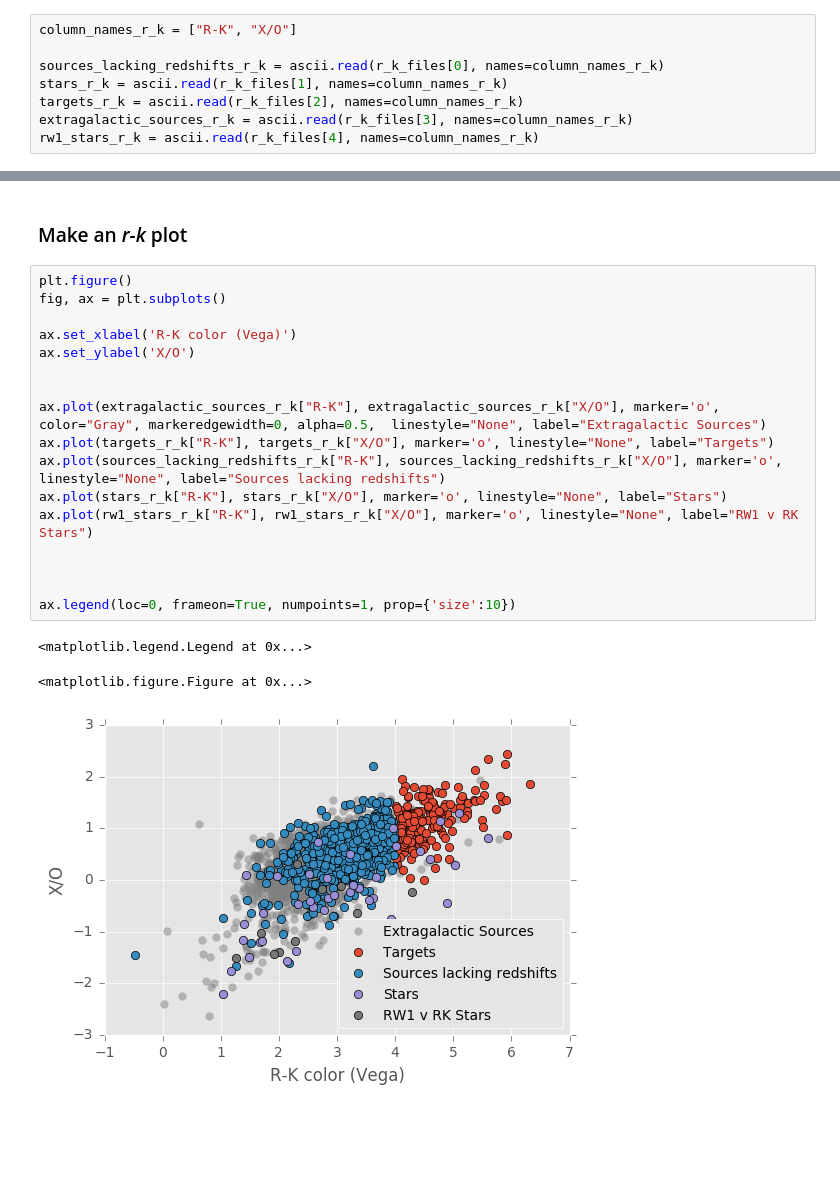
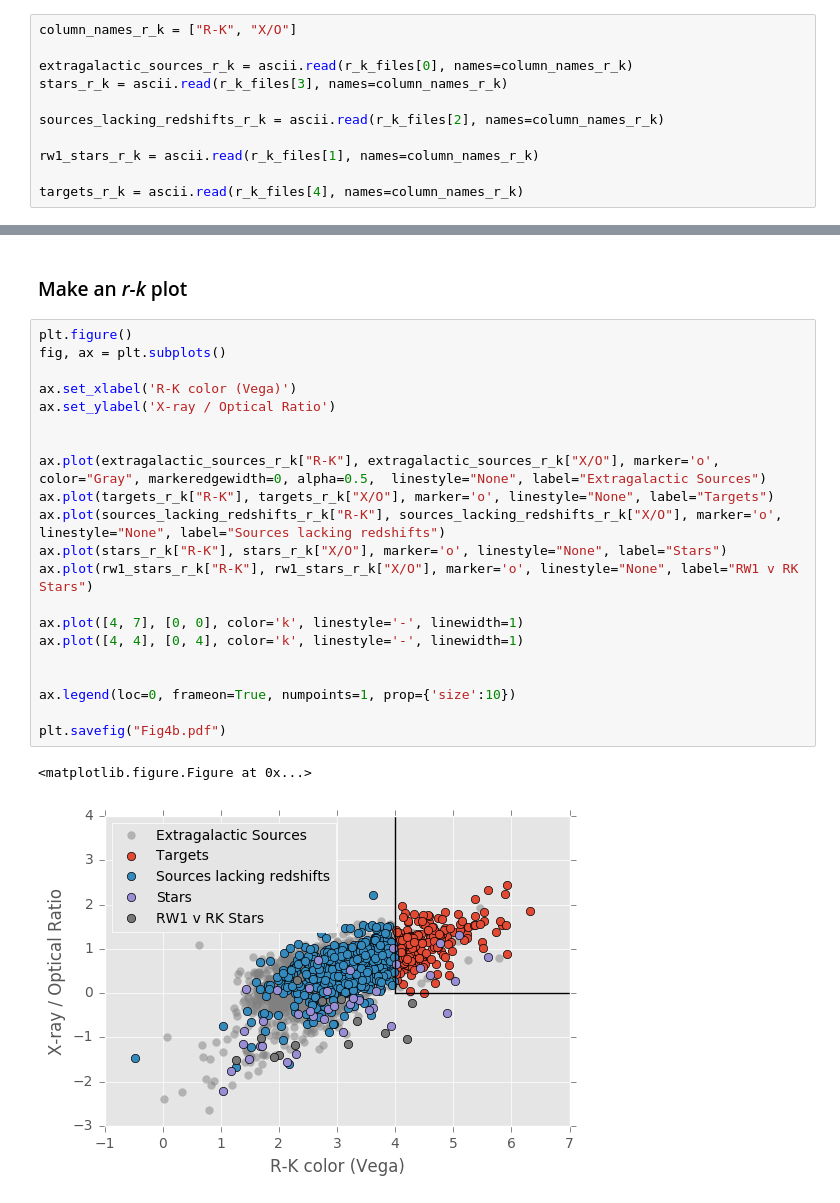
Before and after one commit to granttremblay/Meg_Urry_NSFprop, a Jupyter notebook: meg_plots.ipynb, the cells around one changed output, grey strips where cells are left out. Cells and saved outputs as stored; diff of their text form; blank space fills up the shorter version.

````diff
--- a/meg_plots.ipynb
+++ b/meg_plots.ipynb
@@ -49,11 +57,14 @@ r_k_files
 # %%
 column_names_r_k = ["R-K", "X/O"]
 
-sources_lacking_redshifts_r_k = ascii.read(r_k_files[0], names=column_names_r_k)
-stars_r_k = ascii.read(r_k_files[1], names=column_names_r_k)
-targets_r_k = ascii.read(r_k_files[2], names=column_names_r_k)
-extragalactic_sources_r_k = ascii.read(r_k_files[3], names=column_names_r_k)
-rw1_stars_r_k = ascii.read(r_k_files[4], names=column_names_r_k)
+extragalactic_sources_r_k = ascii.read(r_k_files[0], names=column_names_r_k)
+stars_r_k = ascii.read(r_k_files[3], names=column_names_r_k)
+
+sources_lacking_redshifts_r_k = ascii.read(r_k_files[2], names=column_names_r_k)
+
+rw1_stars_r_k = ascii.read(r_k_files[1], names=column_names_r_k)
+
+targets_r_k = ascii.read(r_k_files[4], names=column_names_r_k)
 # %% [markdown]
 These are now ```Astropy``` table objects.
 # %% [markdown]
@@ -80,21 +92,24 @@ ax.legend(loc=4, frameon=True, numpoints=1, prop={'size':10})
 # %%
 plt.figure()
 fig, ax = plt.subplots()
 
 ax.set_xlabel('R-K color (Vega)')
-ax.set_ylabel('X/O')
+ax.set_ylabel('X-ray / Optical Ratio')
 
 
 ax.plot(extragalactic_sources_r_k["R-K"], extragalactic_sources_r_k["X/O"], marker='o', color="Gray", markeredgewidth=0, alpha=0.5,  linestyle="None", label="Extragalactic Sources")
 ax.plot(targets_r_k["R-K"], targets_r_k["X/O"], marker='o', linestyle="None", label="Targets")
 ax.plot(sources_lacking_redshifts_r_k["R-K"], sources_lacking_redshifts_r_k["X/O"], marker='o', linestyle="None", label="Sources lacking redshifts")
 ax.plot(stars_r_k["R-K"], stars_r_k["X/O"], marker='o', linestyle="None", label="Stars")
 ax.plot(rw1_stars_r_k["R-K"], rw1_stars_r_k["X/O"], marker='o', linestyle="None", label="RW1 v RK Stars")
 
+ax.plot([4, 7], [0, 0], color='k', linestyle='-', linewidth=1)
+ax.plot([4, 4], [0, 4], color='k', linestyle='-', linewidth=1)
 
 
 ax.legend(loc=0, frameon=True, numpoints=1, prop={'size':10})
+
+plt.savefig("Fig4b.pdf")
 # %% [output]
-<matplotlib.legend.Legend at 0x...>
+<matplotlib.figure.Figure at 0x...>
-<matplotlib.figure.Figure at 0x...>
-[figure, old version]
+[figure, new version]
````
Also changed, not shown: parts of 4 cells of this notebook.
